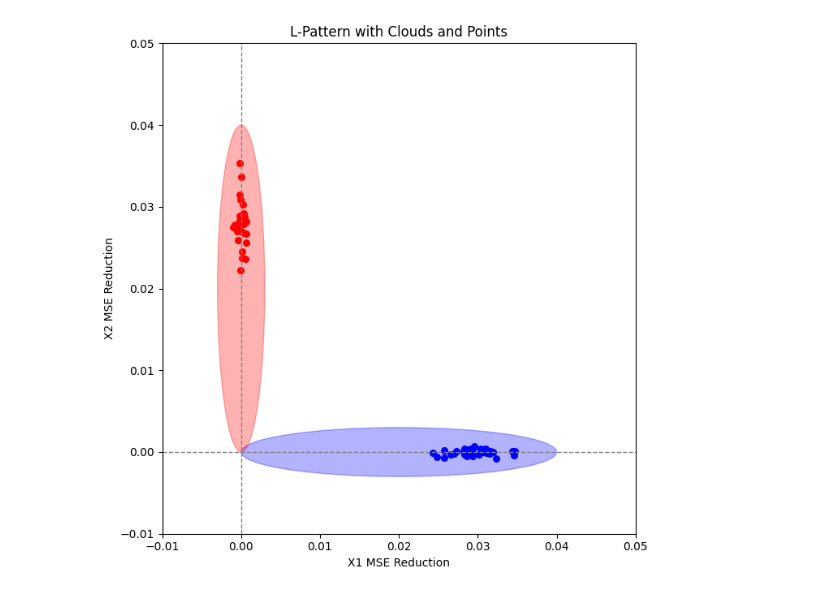
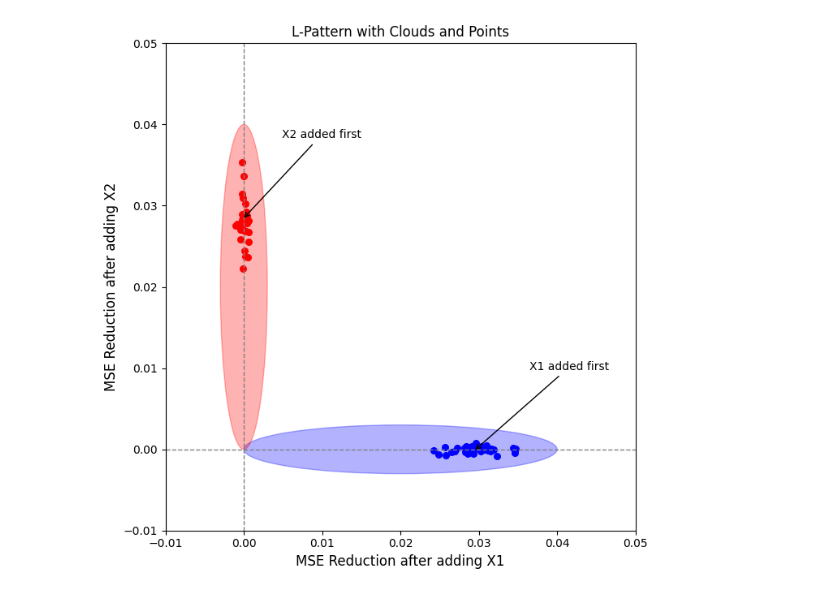
Before and after one commit to A-Shamail/Ordering, a Jupyter notebook: Code/vis.ipynb, the cells around one changed output. Cells and saved outputs as stored; diff of their text form; code cells hidden in the pictures.

```diff
--- a/Code/vis.ipynb
+++ b/Code/vis.ipynb
@@ -80,11 +220,11 @@ from matplotlib.patches import Ellipse
 # Set up plot
 fig, ax = plt.subplots(figsize=(7, 7))
 
-# Create horizontal oval (red cloud)
+# Create horizontal oval (blue cloud)
 horizontal_oval = Ellipse(
-    xy=(0.02, 0.0),   # center at (0.02, 0)
-    width=0.04,       # wider horizontally
-    height=0.006,     # very skinny vertically
+    xy=(0.02, 0.0),
+    width=0.04,
+    height=0.006,
     angle=0,
     color='blue',
     alpha=0.3,
@@ -92,61 +232,56 @@ horizontal_oval = Ellipse(
 )
 ax.add_patch(horizontal_oval)
 
-# Create vertical oval (blue cloud)
+# Create vertical oval (red cloud)
 vertical_oval = Ellipse(
-    xy=(0.0, 0.02),   # center at (0, 0.02)
-    width=0.006,      # very skinny horizontally
-    height=0.04,      # tall vertically
+    xy=(0.0, 0.02),
+    width=0.006,
+    height=0.04,
     angle=0,
     color='red',
     alpha=0.3,
     label='Vertical cloud'
 )
 ax.add_patch(vertical_oval)
 
 # Generate random points inside each cloud
 np.random.seed(42)
-
-# Points for red cloud (around (0.02, 0))
 x_red = np.random.normal(loc=0.03, scale=0.003, size=30)
 y_red = np.random.normal(loc=0.0, scale=0.0004, size=30)
 
-# Points for blue cloud (around (0, 0.02))
 x_blue = np.random.normal(loc=0.0, scale=0.0004, size=30)
 y_blue = np.random.normal(loc=0.028, scale=0.003, size=30)
 
 # Plot points
-ax.scatter(x_red, y_red, color='blue', s=30)
-ax.scatter(x_blue, y_blue, color='red', s=30)
+scatter_red = ax.scatter(x_red, y_red, color='blue', s=30)
+scatter_blue = ax.scatter(x_blue, y_blue, color='red', s=30)
 
-# Axes, Labels
+# Add labels to one blue and one red point
+ax.annotate("X1 added first", xy=(x_red[21], y_red[0]), xytext=(x_red[0]+0.005, y_red[0]+0.01),
+            arrowprops=dict(arrowstyle='->', color='black'), fontsize=10, color='black')
+
+ax.annotate("X2 added first", xy=(x_blue[0], y_blue[0]), xytext=(x_blue[0]+0.005, y_blue[0]+0.01),
+            arrowprops=dict(arrowstyle='->', color='black'), fontsize=10, color='black')
+
+
+# Axes, labels
 ax.axhline(0, color='gray', linestyle='--', linewidth=1)
 ax.axvline(0, color='gray', linestyle='--', linewidth=1)
 ax.set_xlim(-0.01, 0.05)
 ax.set_ylim(-0.01, 0.05)
-ax.set_xlabel("X1 MSE Reduction")
-ax.set_ylabel("X2 MSE Reduction")
+ax.set_xlabel("MSE Reduction after adding X1", fontsize=12)
+ax.set_ylabel("MSE Reduction after adding X2", fontsize=12)
+
 ax.set_title("L-Pattern with Clouds and Points")
-# remove grid in background
-# ax.legend()
 ax.grid(False)
+
 plt.tight_layout()
 
-
-plt.savefig('fig1.pdf',
-            bbox_inches='tight',  # removes extra white spaces around the figure
-            dpi=300,             # sets resolution
-            format='pdf')
-
-
-plt.savefig('fig2.pdf',
-            bbox_inches='tight',  # removes extra white spaces around the figure
-            dpi=300,             # sets resolution
-            format='pdf')
-
+# plt.savefig('fig1.pdf', bbox_inches='tight', dpi=300, format='pdf')
+# plt.savefig('fig2.pdf', bbox_inches='tight', dpi=300, format='pdf')
 plt.show()
 # %% [output]
-[figure, old version]
+[figure, new version]
 # %%
 import numpy as np
 import matplotlib.pyplot as plt
```
Also changed, not shown: parts of 5 cells of this notebook, 5 other files.
